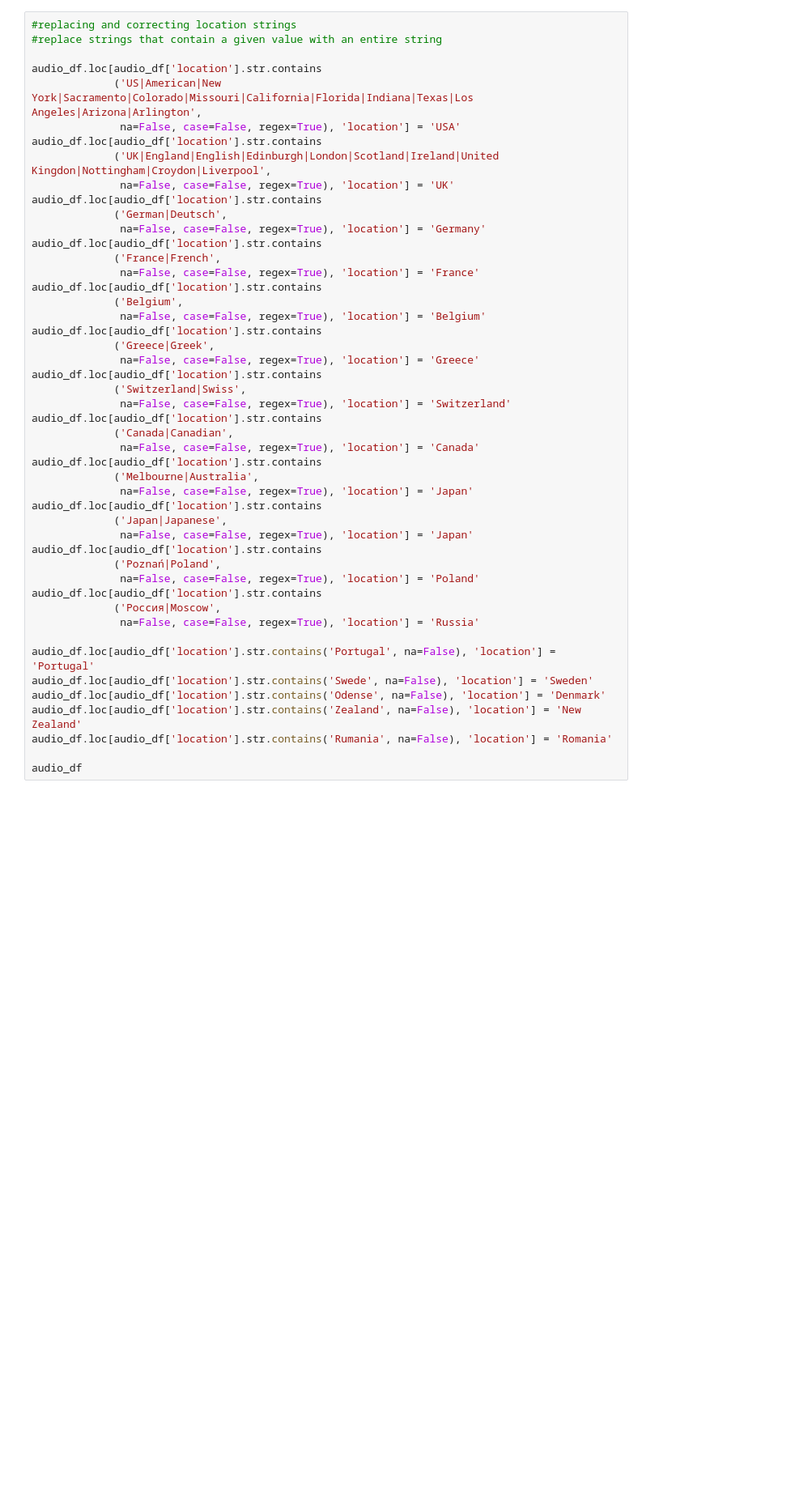
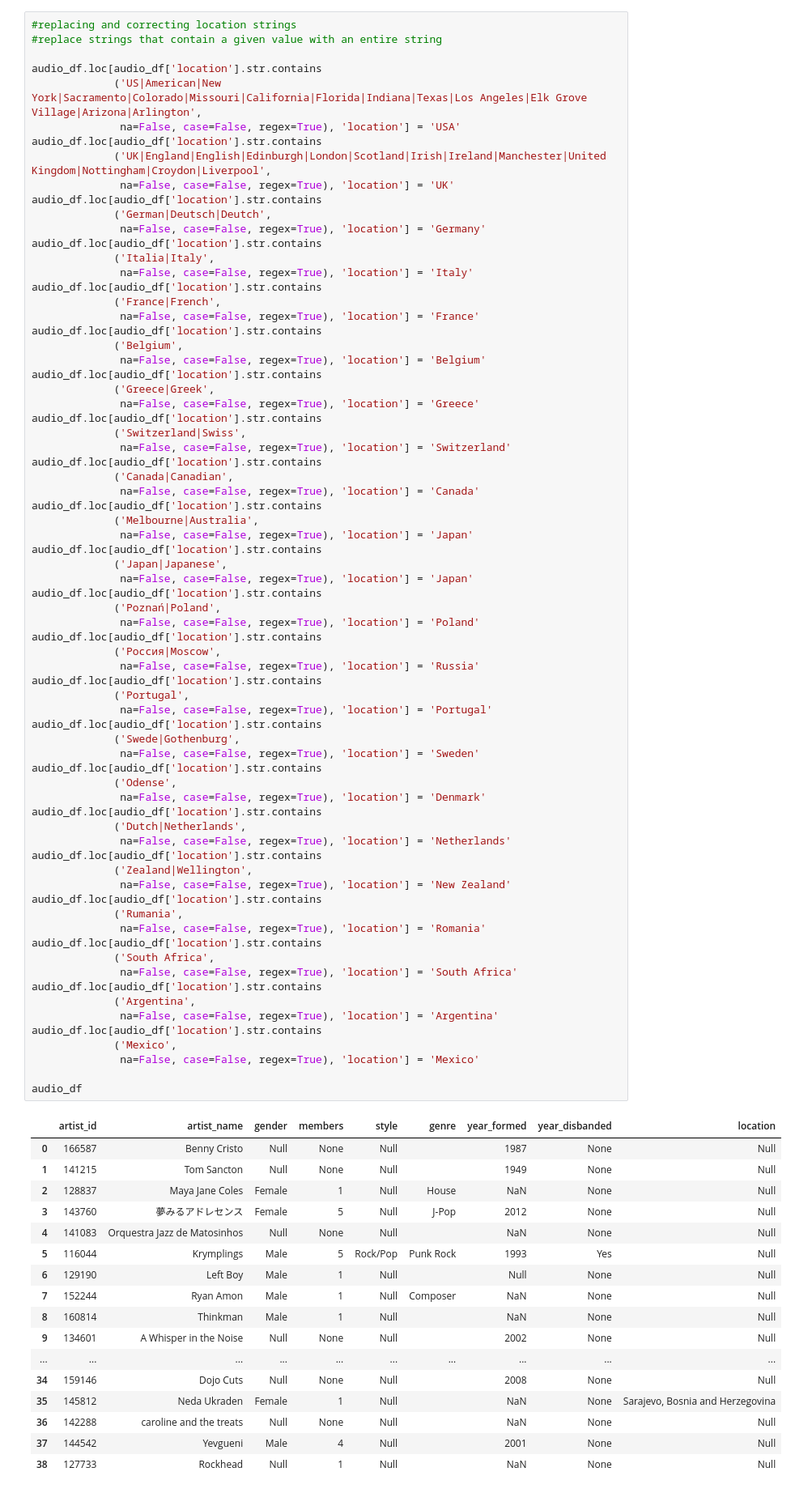
Before and after one commit to existentialplantperson/Week_08_COVID_analysis, a Jupyter notebook: Angela_Workbook.ipynb, the cells around one changed output. Shown at 81% size. Cells and saved outputs as stored; diff of their text form; blank space fills up the shorter version.

```diff
--- a/Angela_Workbook.ipynb
+++ b/Angela_Workbook.ipynb
@@ -120,46 +150,88 @@ audio_df.describe()
 #replace strings that contain a given value with an entire string
 
 audio_df.loc[audio_df['location'].str.contains
-             ('US|American|New York|Sacramento|Colorado|Missouri|California|Florida|Indiana|Texas|Los Angeles|Arizona|Arlington',
+             ('US|American|New York|Sacramento|Colorado|Missouri|California|Florida|Indiana|Texas|Los Angeles|Elk Grove Village|Arizona|Arlington',
               na=False, case=False, regex=True), 'location'] = 'USA'
 audio_df.loc[audio_df['location'].str.contains
-             ('UK|England|English|Edinburgh|London|Scotland|Ireland|United Kingdon|Nottingham|Croydon|Liverpool',
+             ('UK|England|English|Edinburgh|London|Scotland|Irish|Ireland|Manchester|United Kingdom|Nottingham|Croydon|Liverpool',
               na=False, case=False, regex=True), 'location'] = 'UK'
 audio_df.loc[audio_df['location'].str.contains
-             ('German|Deutsch',
+             ('German|Deutsch|Deutch',
               na=False, case=False, regex=True), 'location'] = 'Germany'
+audio_df.loc[audio_df['location'].str.contains
+             ('Italia|Italy',
+              na=False, case=False, regex=True), 'location'] = 'Italy'
 audio_df.loc[audio_df['location'].str.contains
              ('France|French',
               na=False, case=False, regex=True), 'location'] = 'France'
 audio_df.loc[audio_df['location'].str.contains
              ('Belgium',
               na=False, case=False, regex=True), 'location'] = 'Belgium'
 audio_df.loc[audio_df['location'].str.contains
              ('Greece|Greek',
               na=False, case=False, regex=True), 'location'] = 'Greece'
 audio_df.loc[audio_df['location'].str.contains
              ('Switzerland|Swiss',
               na=False, case=False, regex=True), 'location'] = 'Switzerland'
 audio_df.loc[audio_df['location'].str.contains
              ('Canada|Canadian',
               na=False, case=False, regex=True), 'location'] = 'Canada'
 audio_df.loc[audio_df['location'].str.contains
              ('Melbourne|Australia',
               na=False, case=False, regex=True), 'location'] = 'Japan'
 audio_df.loc[audio_df['location'].str.contains
              ('Japan|Japanese',
               na=False, case=False, regex=True), 'location'] = 'Japan'
 audio_df.loc[audio_df['location'].str.contains
              ('Poznań|Poland',
               na=False, case=False, regex=True), 'location'] = 'Poland'
 audio_df.loc[audio_df['location'].str.contains
              ('Россия|Moscow',
               na=False, case=False, regex=True), 'location'] = 'Russia'
-
-audio_df.loc[audio_df['location'].str.contains('Portugal', na=False), 'location'] = 'Portugal'
-audio_df.loc[audio_df['location'].str.contains('Swede', na=False), 'location'] = 'Sweden'
-audio_df.loc[audio_df['location'].str.contains('Odense', na=False), 'location'] = 'Denmark'
-audio_df.loc[audio_df['location'].str.contains('Zealand', na=False), 'location'] = 'New Zealand'
-audio_df.loc[audio_df['location'].str.contains('Rumania', na=False), 'location'] = 'Romania'
+audio_df.loc[audio_df['location'].str.contains
+             ('Portugal',
+              na=False, case=False, regex=True), 'location'] = 'Portugal'
+audio_df.loc[audio_df['location'].str.contains
+             ('Swede|Gothenburg',
+              na=False, case=False, regex=True), 'location'] = 'Sweden'
+audio_df.loc[audio_df['location'].str.contains
+             ('Odense',
+              na=False, case=False, regex=True), 'location'] = 'Denmark'
+audio_df.loc[audio_df['location'].str.contains
+             ('Dutch|Netherlands',
+              na=False, case=False, regex=True), 'location'] = 'Netherlands'
+audio_df.loc[audio_df['location'].str.contains
+             ('Zealand|Wellington',
+              na=False, case=False, regex=True), 'location'] = 'New Zealand'
+audio_df.loc[audio_df['location'].str.contains
+             ('Rumania',
+              na=False, case=False, regex=True), 'location'] = 'Romania'
+audio_df.loc[audio_df['location'].str.contains
+             ('South Africa',
+              na=False, case=False, regex=True), 'location'] = 'South Africa'
+audio_df.loc[audio_df['location'].str.contains
+             ('Argentina',
+              na=False, case=False, regex=True), 'location'] = 'Argentina'
+audio_df.loc[audio_df['location'].str.contains
+             ('Mexico',
+              na=False, case=False, regex=True), 'location'] = 'Mexico'
 
 audio_df
+# %% [output]
+|  | artist_id | artist_name | gender | members | style | genre | year_formed | year_disbanded | location |
+| 0 | 166587 | Benny Cristo | Null | None | Null |  | 1987 | None | Null |
+| 1 | 141215 | Tom Sancton | Null | None | Null |  | 1949 | None | Null |
+| 2 | 128837 | Maya Jane Coles | Female | 1 | Null | House | NaN | None | Null |
+| 3 | 143760 | 夢みるアドレセンス | Female | 5 | Null | J-Pop | 2012 | None | Null |
+| 4 | 141083 | Orquestra Jazz de Matosinhos | Null | None | Null |  | NaN | None | Null |
+| 5 | 116044 | Krymplings | Male | 5 | Rock/Pop | Punk Rock | 1993 | Yes | Null |
+| 6 | 129190 | Left Boy | Male | 1 | Null |  | Null | None | Null |
+| 7 | 152244 | Ryan Amon | Male | 1 | Null | Composer | NaN | None | Null |
+| 8 | 160814 | Thinkman | Male | 1 | Null |  | NaN | None | Null |
+| 9 | 134601 | A Whisper in the Noise | Null | None | Null |  | 2002 | None | Null |
+| ... | ... | ... | ... | ... | ... | ... | ... | ... | ... |
+| 34 | 159146 | Dojo Cuts | Null | None | Null |  | 2008 | None | Null |
+| 35 | 145812 | Neda Ukraden | Female | 1 | Null |  | NaN | None | Sarajevo, Bosnia and Herzegovina |
+| 36 | 142288 | caroline and the treats | Null | None | Null |  | NaN | None | Null |
+| 37 | 144542 | Yevgueni | Male | 4 | Null |  | 2001 | None | Null |
+| 38 | 127733 | Rockhead | Null | 1 | Null |  | NaN | None | Null |
```
Also changed, not shown: parts of 20 cells of this notebook, 1 other file.
